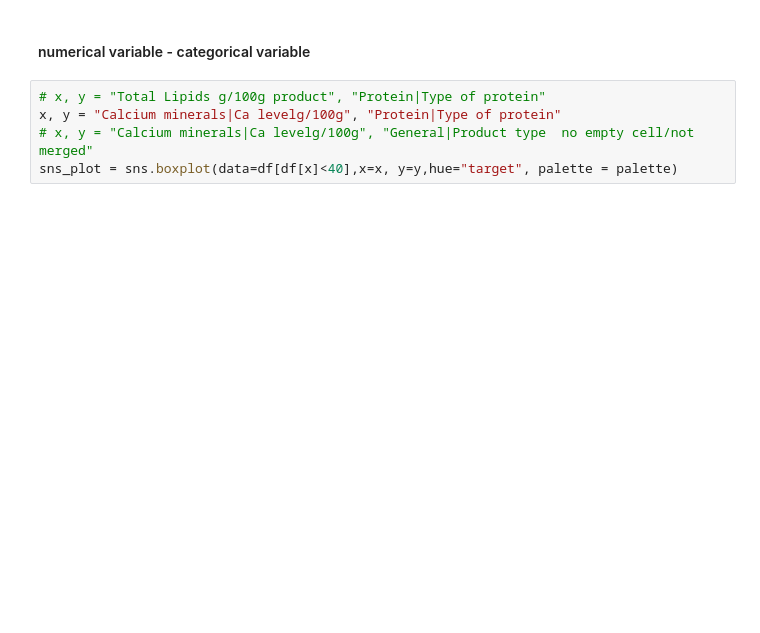
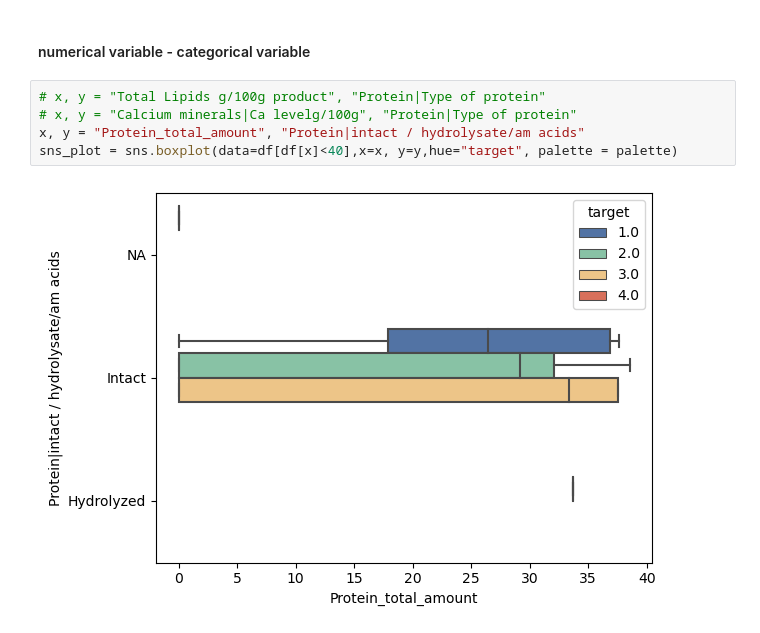
Before and after one commit to sun-qibo/sta_master_emulsifying_liquids, a Jupyter notebook: STA_worksession_20231127_relationship.ipynb, the cells around one changed output. Drawn from its saved outputs; the diff is of its cells as text; blank space fills up the shorter version.

```diff
--- a/STA_worksession_20231127_relationship.ipynb
+++ b/STA_worksession_20231127_relationship.ipynb
@@ -347,6 +361,8 @@ sns_plot =sns.scatterplot(data=df,x=x, y=y,hue="target", palette = palette)
 #### numerical variable - categorical variable
 # %%
 # x, y = "Total Lipids g/100g product", "Protein|Type of protein"
-x, y = "Calcium minerals|Ca levelg/100g", "Protein|Type of protein"
-# x, y = "Calcium minerals|Ca levelg/100g", "General|Product type  no empty cell/not merged"
+# x, y = "Calcium minerals|Ca levelg/100g", "Protein|Type of protein"
+x, y = "Protein_total_amount", "Protein|intact / hydrolysate/am acids"
 sns_plot = sns.boxplot(data=df[df[x]<40],x=x, y=y,hue="target", palette = palette)
+# %% [output]
+[figure, added]
```
Also changed, not shown: parts of 6 cells of this notebook.
